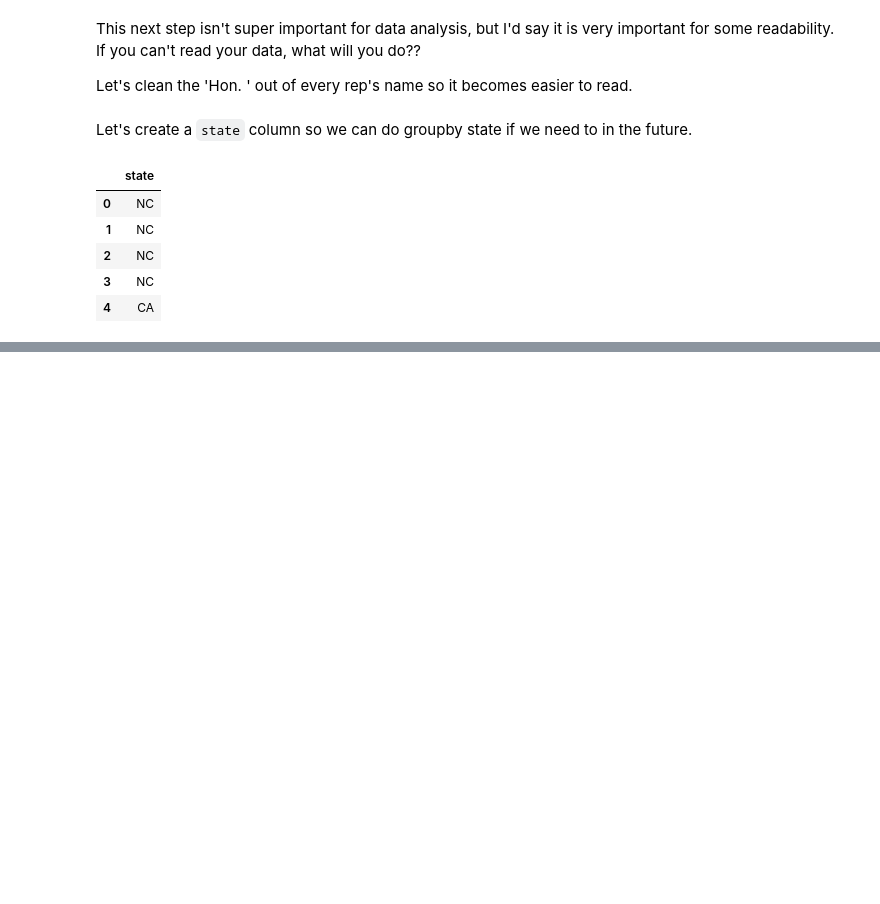
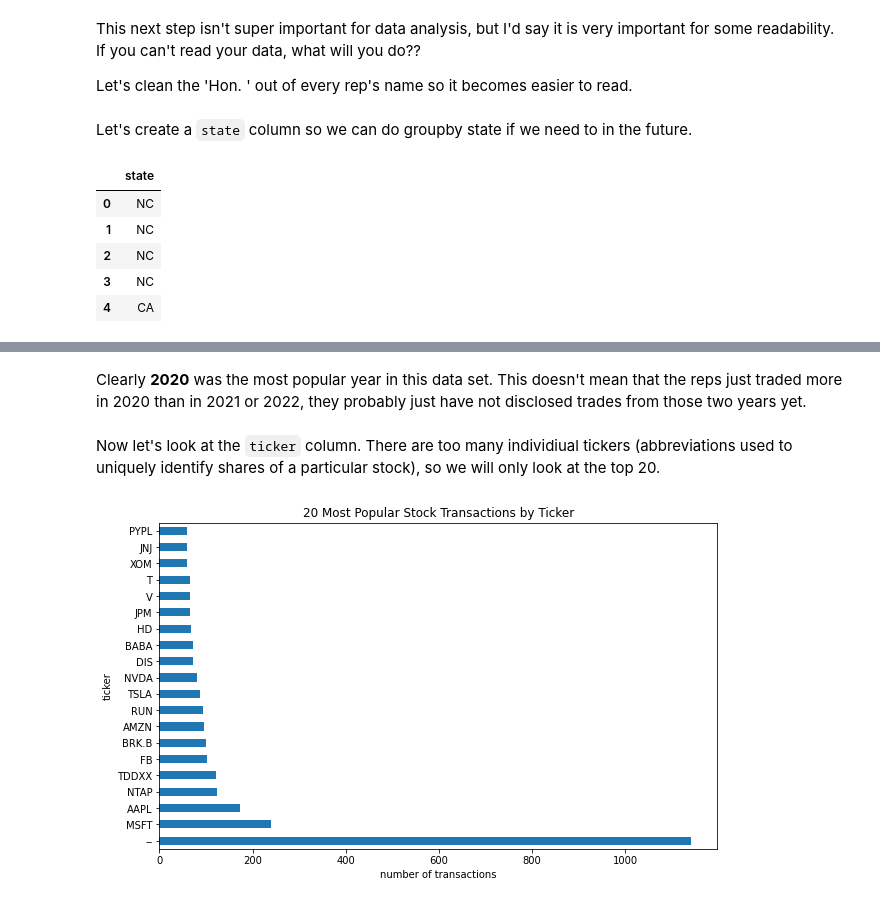
Before and after one commit to tharvipop/sussy-stock-trades, a Jupyter notebook: final_report.ipynb, the cells around one changed output, grey strips where cells are left out. Saved outputs shown, nothing was run; the diff lists cells and outputs as text; code cells hidden in the pictures; blank space fills up the shorter version.

````diff
--- a/final_report.ipynb
+++ b/final_report.ipynb
@@ -104,0 +211,12 @@ df[['state']].head()
+# %% [markdown]
+Clearly **2020** was the most popular year in this data set. This doesn't mean that the reps just traded more in 2020 than in 2021 or 2022, they probably just have not disclosed trades from those two years yet.
+# %% [markdown]
+Now let's look at the ```ticker``` column. There are too many individiual tickers (abbreviations used to uniquely identify shares of a particular stock), so we will only look at the top 20.
+# %%
+df['ticker'].value_counts()[:20].plot(kind = 'barh', figsize=(10,6))
+plt.title('20 Most Popular Stock Transactions by Ticker')
+plt.ylabel('ticker')
+plt.xlabel('number of transactions')
+plt.show()
+# %% [output]
+[figure, added]
````
Also changed, not shown: parts of 33 cells of this notebook, 1 other file.
